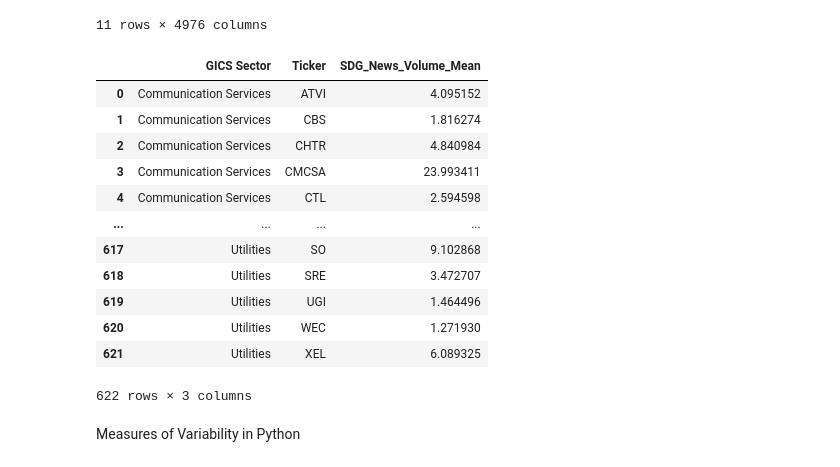
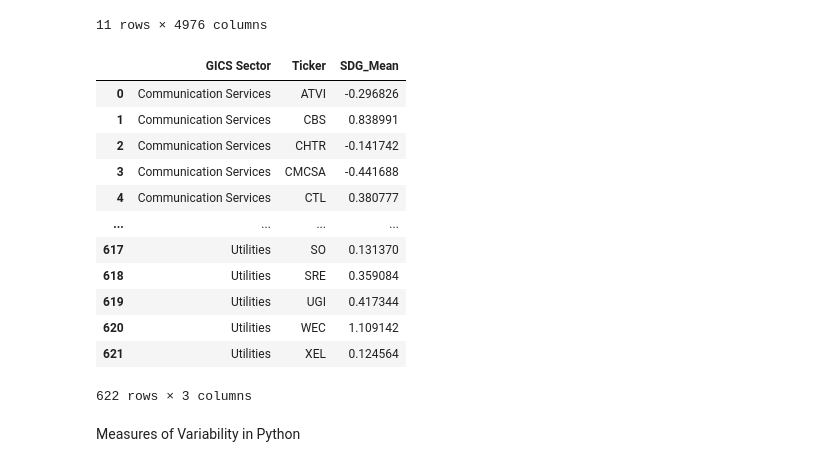
Before and after one commit to SavannahY/Global-A.I.-Data-Science, a Jupyter notebook: SDG.ipynb, the cells around one changed output. Drawn from its saved outputs; the diff is of its cells as text; code cells hidden in the pictures.

```diff
--- a/SDG.ipynb
+++ b/SDG.ipynb
@@ -65,20 +83,20 @@ grouped_df['SDG_News_Volume_Mean'].describe().unstack()
 | Utilities | NaN | NaN | NaN | NaN | NaN | NaN | NaN | NaN | NaN | NaN | NaN | ... |
 11 rows × 4976 columns
 # %%
-grouped_df['SDG_News_Volume_Mean'].mean().reset_index()
+grouped_df['SDG_Mean'].mean().reset_index()
 # %% [output]
-|  | GICS Sector | Ticker | SDG_News_Volume_Mean |
-| 0 | Communication Services | ATVI | 4.095152 |
-| 1 | Communication Services | CBS | 1.816274 |
-| 2 | Communication Services | CHTR | 4.840984 |
-| 3 | Communication Services | CMCSA | 23.993411 |
-| 4 | Communication Services | CTL | 2.594598 |
+|  | GICS Sector | Ticker | SDG_Mean |
+| 0 | Communication Services | ATVI | -0.296826 |
+| 1 | Communication Services | CBS | 0.838991 |
+| 2 | Communication Services | CHTR | -0.141742 |
+| 3 | Communication Services | CMCSA | -0.441688 |
+| 4 | Communication Services | CTL | 0.380777 |
 | ... | ... | ... | ... |
-| 617 | Utilities | SO | 9.102868 |
-| 618 | Utilities | SRE | 3.472707 |
-| 619 | Utilities | UGI | 1.464496 |
-| 620 | Utilities | WEC | 1.271930 |
-| 621 | Utilities | XEL | 6.089325 |
+| 617 | Utilities | SO | 0.131370 |
+| 618 | Utilities | SRE | 0.359084 |
+| 619 | Utilities | UGI | 0.417344 |
+| 620 | Utilities | WEC | 1.109142 |
+| 621 | Utilities | XEL | 0.124564 |
 622 rows × 3 columns
 # %% [markdown]
 Measures of Variability in Python
```
Also changed, not shown: parts of 33 cells of this notebook.
